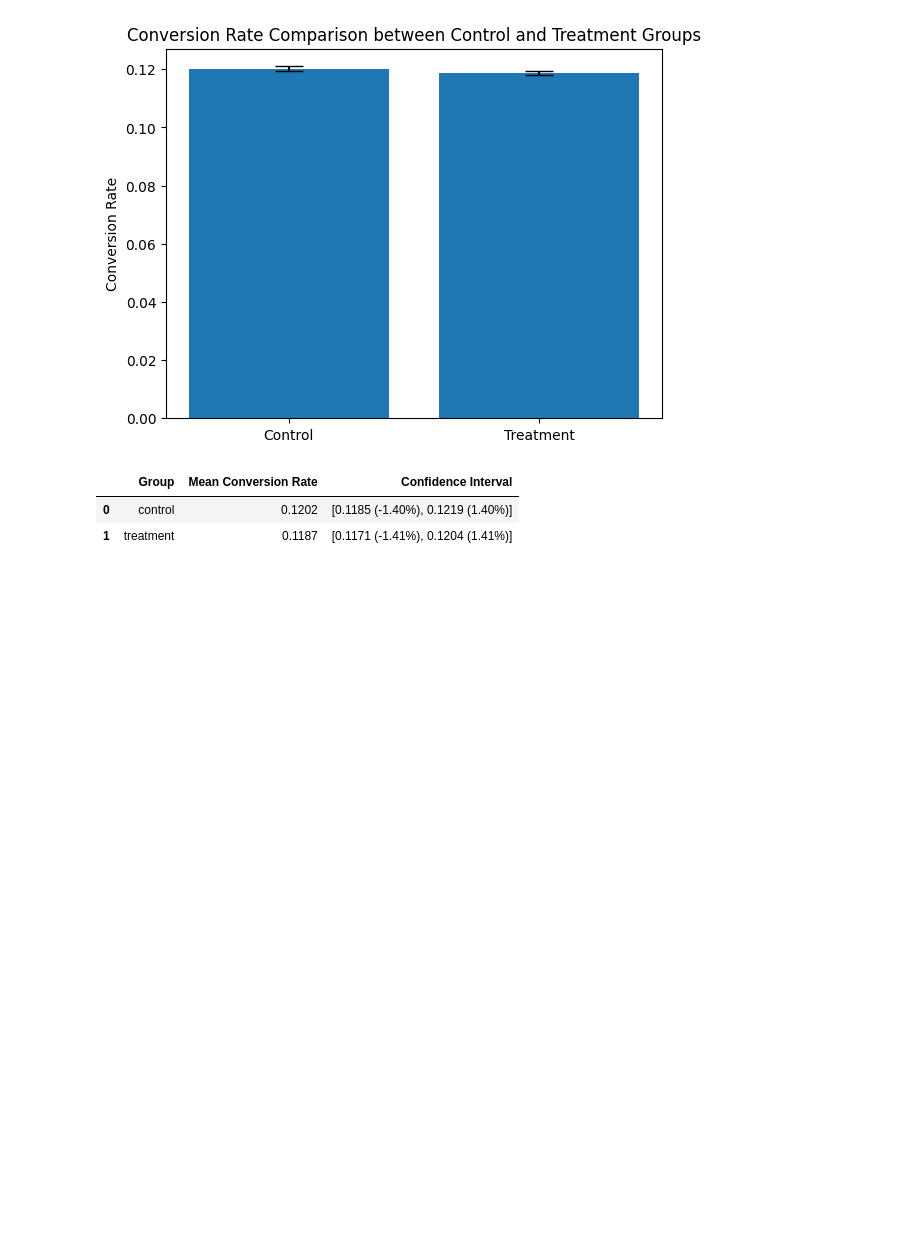
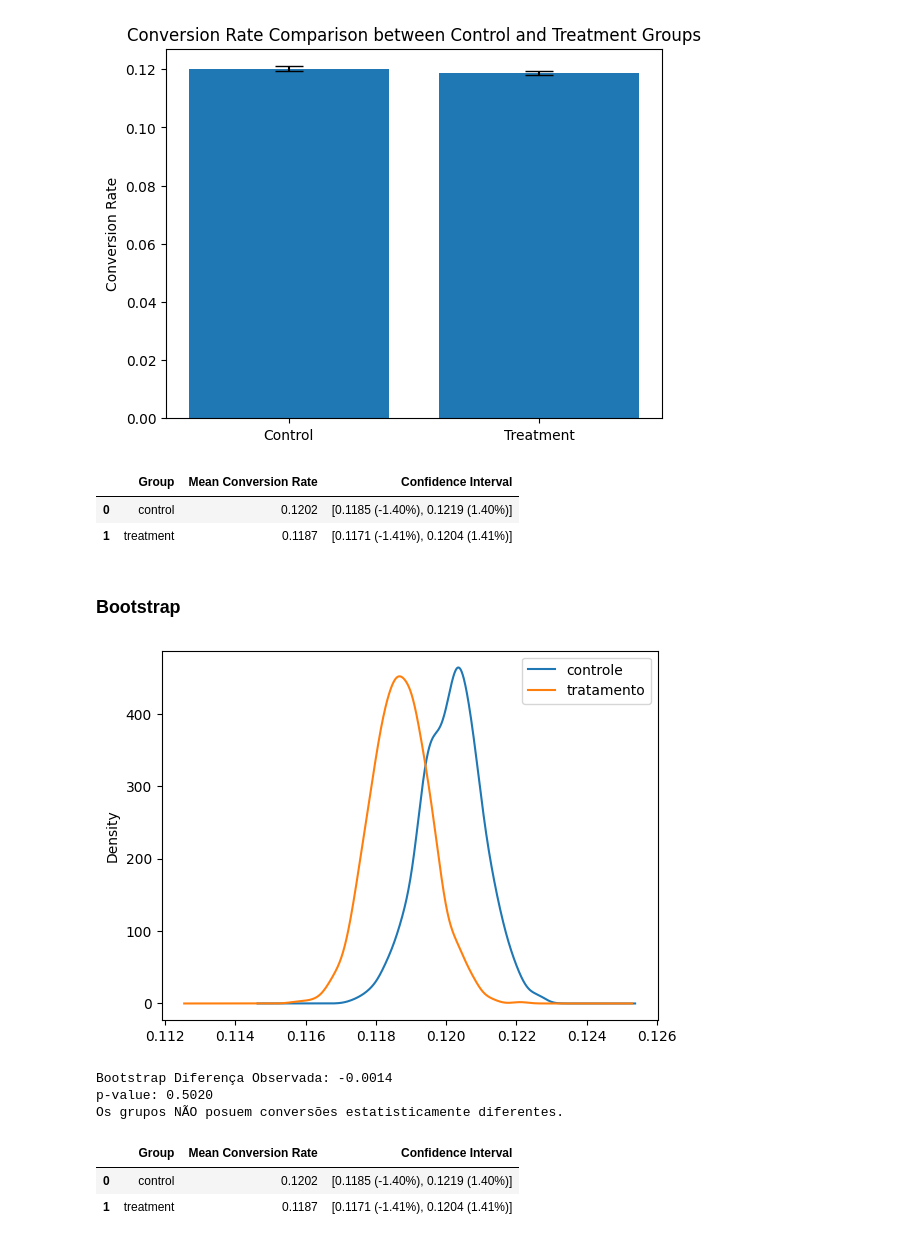
Before and after one commit to matheusbuniotto/ab-test-analytics, a Jupyter notebook: analysis.ipynb, the cells around one changed output. Drawn from its saved outputs; the diff is of its cells as text; code cells hidden in the pictures; blank space fills up the shorter version.

Commit message:
adicionado funções do bootstrap

```diff
--- a/analysis.ipynb
+++ b/analysis.ipynb
@@ -124,3 +124,70 @@ Os grupos NÃO posuem conversões estatisticamente diferentes.
 |  | Group | Mean Conversion Rate | Confidence Interval |
 | 0 | control | 0.1202 | [0.1185 (-1.40%), 0.1219 (1.40%)] |
 | 1 | treatment | 0.1187 | [0.1171 (-1.41%), 0.1204 (1.41%)] |
+# %% [markdown]
+### Bootstrap
+# %%
+def get_obbs_diff(boot_sample):
+    control_sample = boot_sample[boot_sample['group'] == 'control']['converted']
+    treatment_sample = boot_sample[boot_sample['group'] == 'treatment']['converted']
+    boot_diff = treatment_sample.mean() - control_sample.mean()
+    return boot_diff, control_sample.mean(), treatment_sample.mean()
+
+def bootstrap_ab_test(ab_df_uniques, n_bootstraps=1000, confidence=0.95):
+    """
+    Realiza o teste Bootstrap A/B para verificar se a diferença entre os grupos é estatisticamente diferente.
+
+    Parâmetros:
+        ab_df_uniques (DataFrame): DataFrame contendo os dados únicos do usuário com as colunas 'grupo' e 'convertido'.
+        n_bootstraps (int, opcional): Número de iterações de bootstrap. O padrão é 1000.
+        confiança (float, opcional): Nível de confiança para o cálculo do intervalo. O padrão é 0,95.
+
+    retorna:
+        Nada: a função plota a distribuição Bootstrap da diferença entre os grupos de tratamento e controle
+              e imprime o intervalo de confiança para as diferenças observadas.
+              Ele também imprime o valor-p e conclui se o teste é estatisticamente diferente ou não.
+    """
+
+    boot_mean = []
+    control_mean = []
+    treatment_mean = []
+
+    # Bootstrap Sampling to get the test statistic distribution
+    for i in range(n_bootstraps):
+        boot_sample = ab_df_uniques.sample(frac=1, replace=True)
+        boot_diff, boot_mean_control, boot_mean_treatment = get_obbs_diff(boot_sample)
+        boot_mean.append(boot_diff)
+        control_mean.append(boot_mean_control)
+        treatment_mean.append(boot_mean_treatment)
+
+    # Calculate the confidence interval based on the desired percentage
+    confidence_interval = np.percentile(boot_mean, [(1 - confidence) * 100 / 2, (1 + confidence) * 100 / 2])
+
+    # Plota o gráfico normalizado das médias
+    bootstrap_plot = pd.DataFrame({"controle": control_mean, "tratamento": treatment_mean})
+    bootstrap_plot.plot(kind='kde')
+    plt.show()
+
+
+    # Calcula as diferenças observadas
+    original_diff, original_mean_control, original_mean_treatment = get_obbs_diff(ab_df_uniques)
+
+    # Calcula as diferenças entre
+    p_value = np.mean(np.array(boot_mean) > original_diff)
+
+    print(f"Bootstrap Diferença Observada: {original_diff:.4f}")
+    print(f"p-value: {p_value:.4f}")
+
+    # Checa se o teste é valido de acordo com o valor p
+    if p_value < (1 - confidence):
+        print("Os grupos possuem conversões estatisticamente diferentes.")
+    else:
+        print("Os grupos NÃO posuem conversões estatisticamente diferentes.")
+# %% [output]
+[figure, added]
+Bootstrap Diferença Observada: -0.0014
+p-value: 0.5020
+Os grupos NÃO posuem conversões estatisticamente diferentes.
+|  | Group | Mean Conversion Rate | Confidence Interval |
+| 0 | control | 0.1202 | [0.1185 (-1.40%), 0.1219 (1.40%)] |
+| 1 | treatment | 0.1187 | [0.1171 (-1.41%), 0.1204 (1.41%)] |
```
Also changed, not shown: parts of 1 cell of this notebook, 2 other files.
